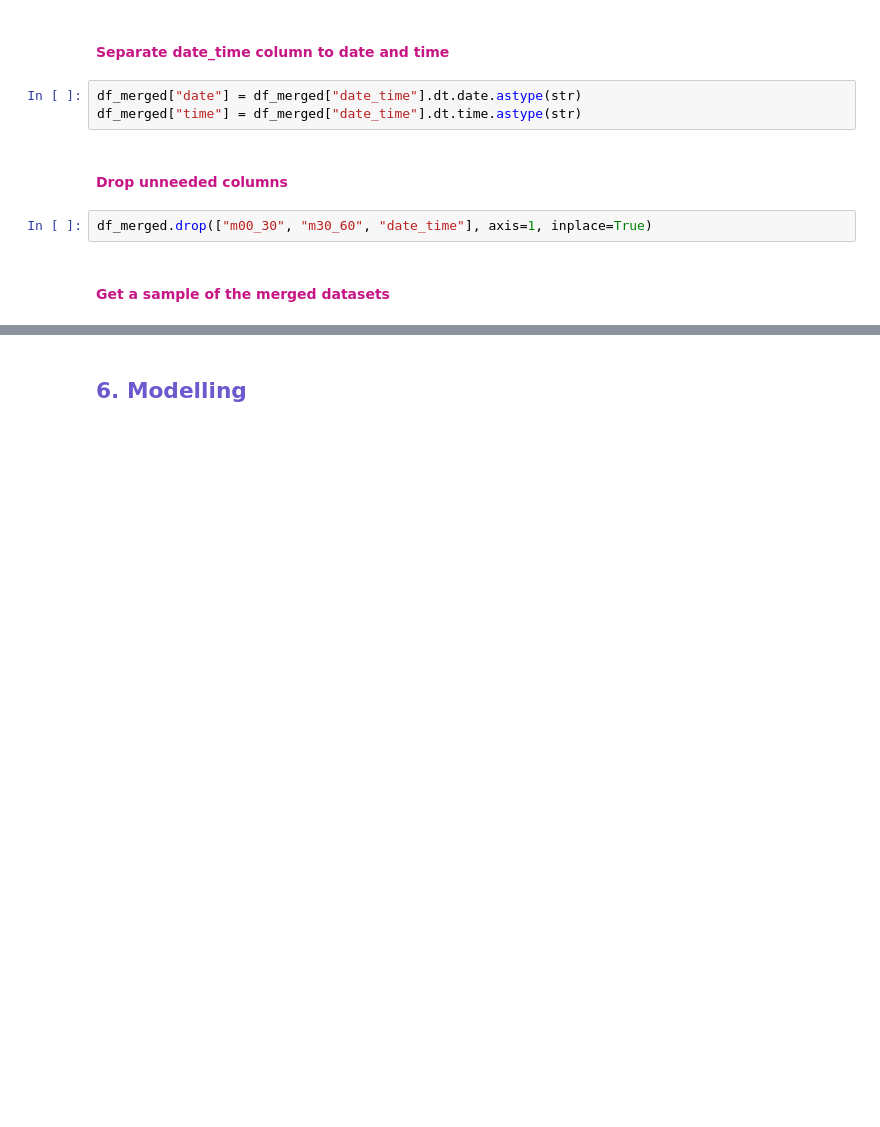
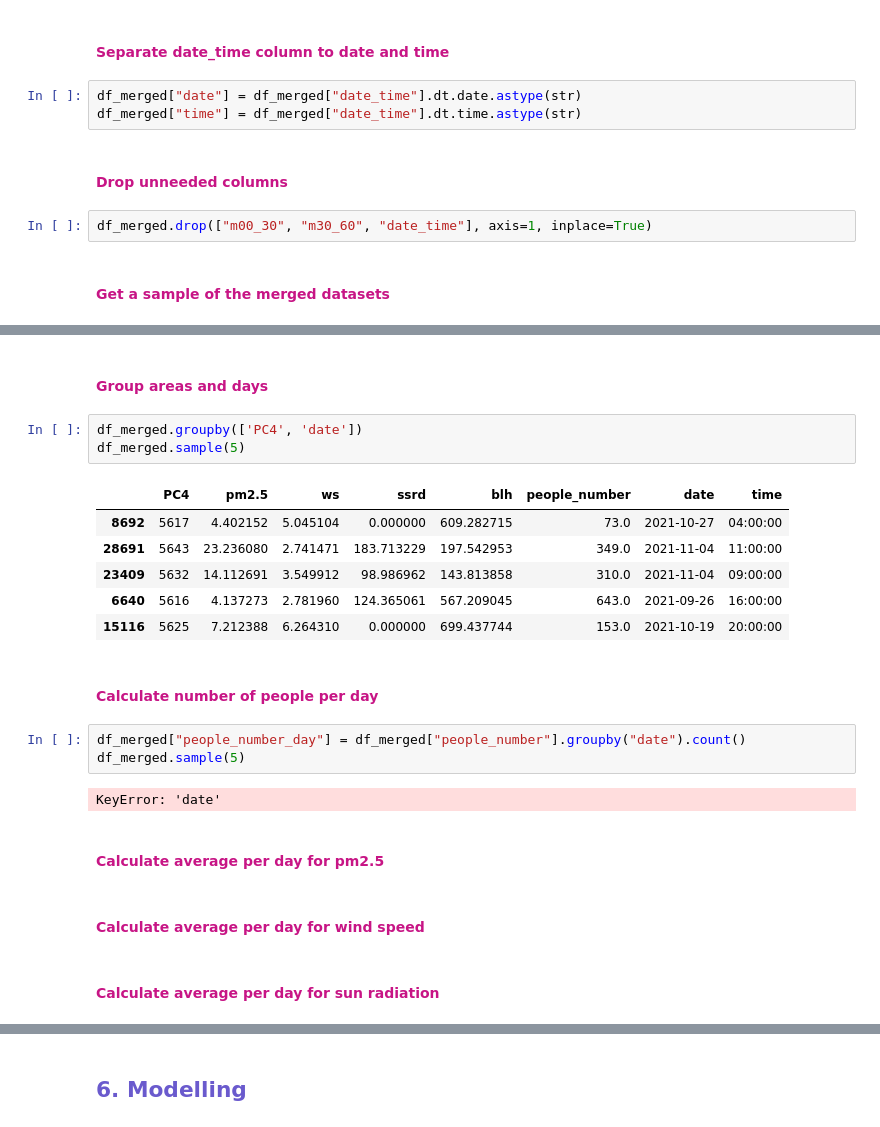
Before and after one commit to rawan-a-d/Air-Quality-Prediction, a Jupyter notebook: notebook.ipynb, the cells around one changed output, grey strips where cells are left out. Drawn from its saved outputs; the diff is of its cells as text; blank space fills up the shorter version.

```diff
--- a/notebook.ipynb
+++ b/notebook.ipynb
@@ -1613,0 +1616,25 @@ df_merged.sample(5)
+# %% [markdown]
+<h4><font color=mediumvioletred>Group areas and days</font></h4>
+# %%
+df_merged.groupby(['PC4', 'date'])
+df_merged.sample(5)
+# %% [output]
+|  | PC4 | pm2.5 | ws | ssrd | blh | people_number | date | time |
+| 8692 | 5617 | 4.402152 | 5.045104 | 0.000000 | 609.282715 | 73.0 | 2021-10-27 | 04:00:00 |
+| 28691 | 5643 | 23.236080 | 2.741471 | 183.713229 | 197.542953 | 349.0 | 2021-11-04 | 11:00:00 |
+| 23409 | 5632 | 14.112691 | 3.549912 | 98.986962 | 143.813858 | 310.0 | 2021-11-04 | 09:00:00 |
+| 6640 | 5616 | 4.137273 | 2.781960 | 124.365061 | 567.209045 | 643.0 | 2021-09-26 | 16:00:00 |
+| 15116 | 5625 | 7.212388 | 6.264310 | 0.000000 | 699.437744 | 153.0 | 2021-10-19 | 20:00:00 |
+# %% [markdown]
+<h4><font color=mediumvioletred>Calculate number of people per day </font></h4>
+# %%
+df_merged["people_number_day"] = df_merged["people_number"].groupby("date").count()
+df_merged.sample(5)
+# %% [output]
+KeyError: 'date'
+# %% [markdown]
+<h4><font color=mediumvioletred>Calculate average per day for pm2.5</font></h4>
+# %% [markdown]
+<h4><font color=mediumvioletred>Calculate average per day for wind speed</font></h4>
+# %% [markdown]
+<h4><font color=mediumvioletred>Calculate average per day for sun radiation</font></h4>
```
Also changed, not shown: parts of 5 cells of this notebook.
